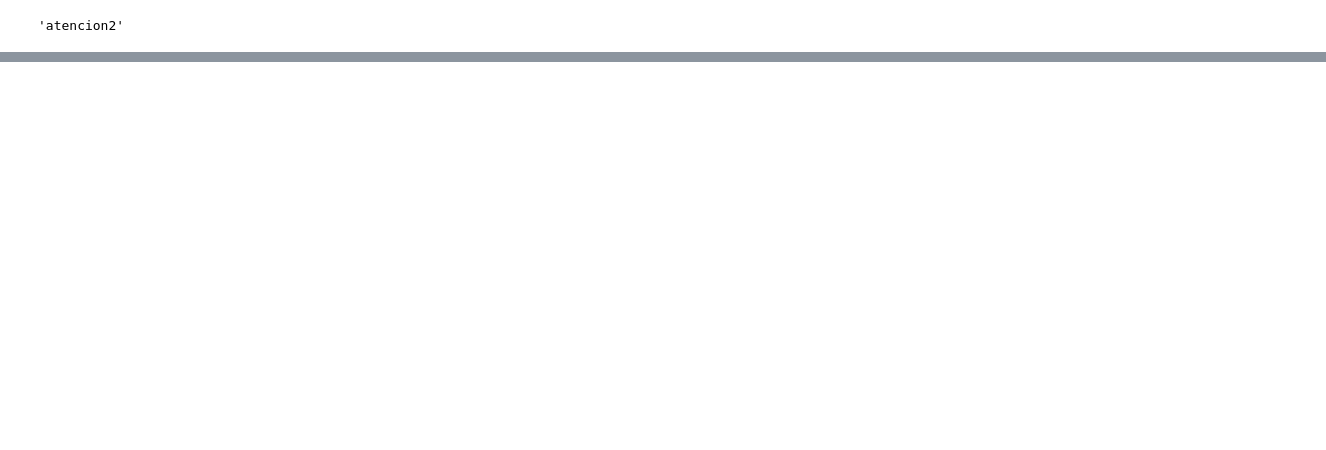
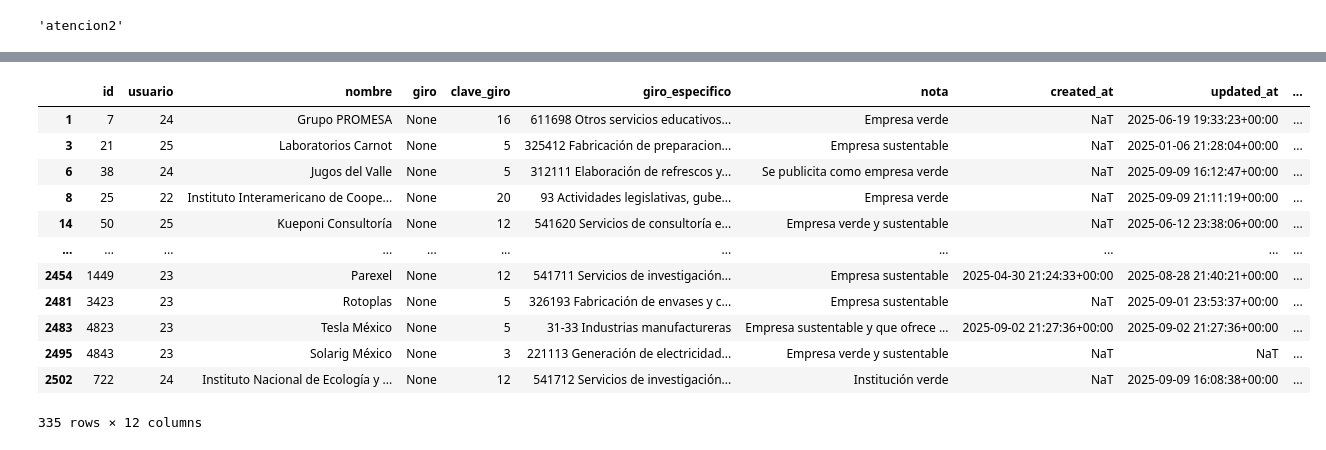
Before and after one commit to AjoloteCosmico/PVE-polls, a Jupyter notebook: public/empresas_data_integrity.ipynb, the cells around one changed output, grey strips where cells are left out. Saved outputs shown, nothing was run; the diff lists cells and outputs as text; code cells hidden in the pictures; blank space fills up the shorter version.

```diff
--- a/public/empresas_data_integrity.ipynb
+++ b/public/empresas_data_integrity.ipynb
@@ -120,0 +168,16 @@ for i in ['A','E','F','C','D','G']:
+# %%
+empresas_verdes
+# %% [output]
+|  | id | usuario | nombre | giro | clave_giro | giro_especifico | nota | created_at | updated_at | ... |
+| 1 | 7 | 24 | Grupo PROMESA | None | 16 | 611698 Otros servicios educativos... | Empresa verde | NaT | 2025-06-19 19:33:23+00:00 | ... |
+| 3 | 21 | 25 | Laboratorios Carnot | None | 5 | 325412 Fabricación de preparacion... | Empresa sustentable | NaT | 2025-01-06 21:28:04+00:00 | ... |
+| 6 | 38 | 24 | Jugos del Valle | None | 5 | 312111 Elaboración de refrescos y... | Se publicita como empresa verde | NaT | 2025-09-09 16:12:47+00:00 | ... |
+| 8 | 25 | 22 | Instituto Interamericano de Coope... | None | 20 | 93 Actividades legislativas, gube... | Empresa verde | NaT | 2025-09-09 21:11:19+00:00 | ... |
+| 14 | 50 | 25 | Kueponi Consultoría | None | 12 | 541620 Servicios de consultoría e... | Empresa verde y sustentable | NaT | 2025-06-12 23:38:06+00:00 | ... |
+| ... | ... | ... | ... | ... | ... | ... | ... | ... | ... | ... |
+| 2454 | 1449 | 23 | Parexel | None | 12 | 541711 Servicios de investigación... | Empresa sustentable | 2025-04-30 21:24:33+00:00 | 2025-08-28 21:40:21+00:00 | ... |
+| 2481 | 3423 | 23 | Rotoplas | None | 5 | 326193 Fabricación de envases y c... | Empresa sustentable | NaT | 2025-09-01 23:53:37+00:00 | ... |
+| 2483 | 4823 | 23 | Tesla México | None | 5 | 31-33 Industrias manufactureras | Empresa sustentable y que ofrece ... | 2025-09-02 21:27:36+00:00 | 2025-09-02 21:27:36+00:00 | ... |
+| 2495 | 4843 | 23 | Solarig México | None | 3 | 221113 Generación de electricidad... | Empresa verde y sustentable | NaT | NaT | ... |
+| 2502 | 722 | 24 | Instituto Nacional de Ecología y ... | None | 12 | 541712 Servicios de investigación... | Institución verde | NaT | 2025-09-09 16:08:38+00:00 | ... |
+335 rows × 12 columns
```
Also changed, not shown: parts of 31 cells of this notebook, 8 other files.
